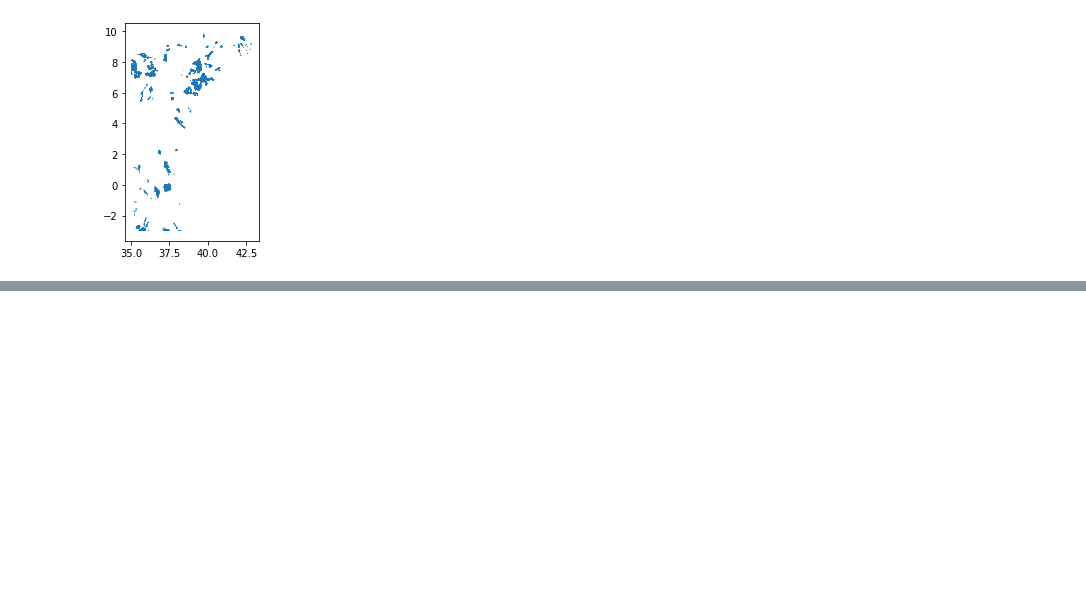
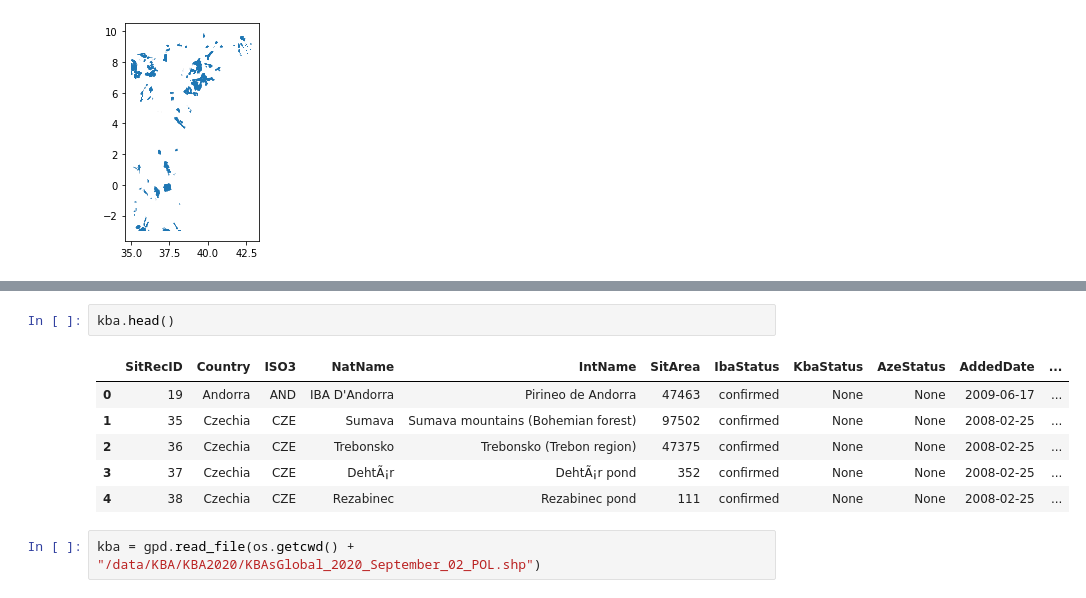
Before and after one commit to marksnethlage/SDG15.4.1_Calculator, a Jupyter notebook: analysis/shapefile_management.ipynb, the cells around one changed output, grey strips where cells are left out. Drawn from its saved outputs; the diff is of its cells as text; blank space fills up the shorter version.

```diff
--- a/analysis/shapefile_management.ipynb
+++ b/analysis/shapefile_management.ipynb
@@ -74,0 +106,11 @@ all_intersec.to_file(os.getcwd() + "/data/wdpa_kba_gmba/wdpa_kba_gmba.shp", driv
+# %%
+kba.head()
+# %% [output]
+|  | SitRecID | Country | ISO3 | NatName | IntName | SitArea | IbaStatus | KbaStatus | AzeStatus | AddedDate | ... |
+| 0 | 19 | Andorra | AND | IBA D'Andorra | Pirineo de Andorra | 47463 | confirmed | None | None | 2009-06-17 | ... |
+| 1 | 35 | Czechia | CZE | Sumava | Sumava mountains (Bohemian forest) | 97502 | confirmed | None | None | 2008-02-25 | ... |
+| 2 | 36 | Czechia | CZE | Trebonsko | Trebonsko (Trebon region) | 47375 | confirmed | None | None | 2008-02-25 | ... |
+| 3 | 37 | Czechia | CZE | DehtÃ¡r | DehtÃ¡r pond | 352 | confirmed | None | None | 2008-02-25 | ... |
+| 4 | 38 | Czechia | CZE | Rezabinec | Rezabinec pond | 111 | confirmed | None | None | 2008-02-25 | ... |
+# %%
+kba = gpd.read_file(os.getcwd() + "/data/KBA/KBA2020/KBAsGlobal_2020_September_02_POL.shp")
```
Also changed, not shown: parts of 6 cells of this notebook.
